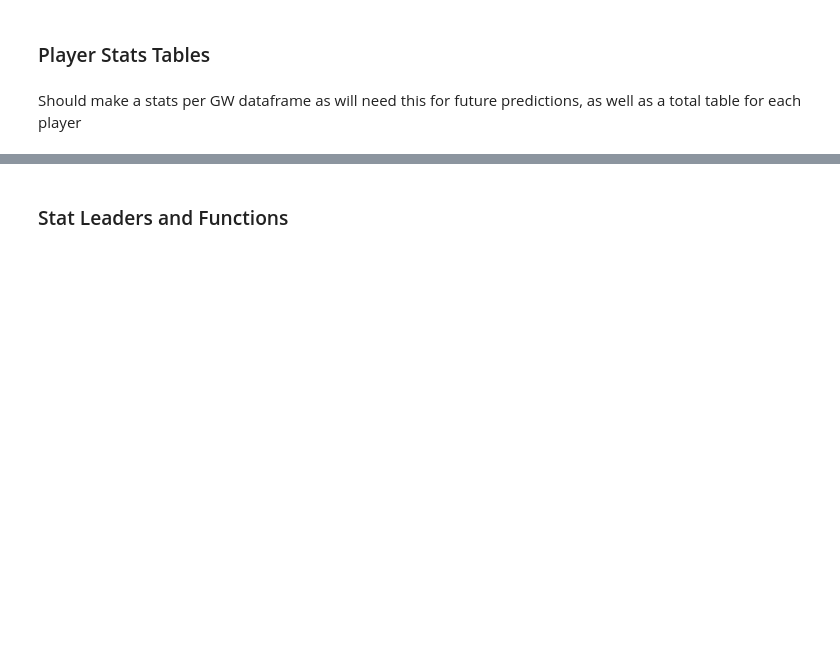
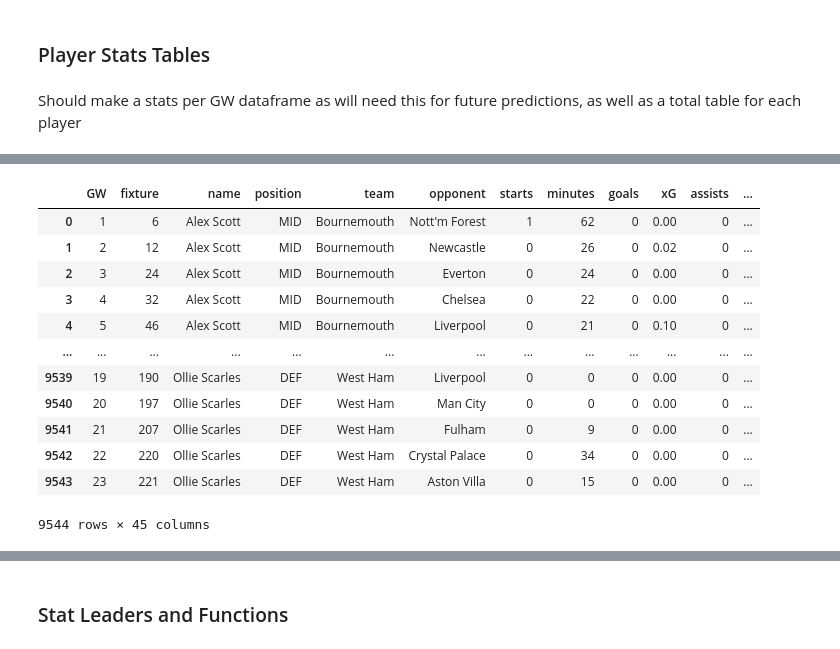
Before and after one commit to mattfurey1/fpl_points_predictor, a Jupyter notebook: project.ipynb, the cells around one changed output, grey strips where cells are left out. Saved outputs shown, nothing was run; the diff lists cells and outputs as text; code cells hidden in the pictures; blank space fills up the shorter version.

```diff
--- a/project.ipynb
+++ b/project.ipynb
@@ -415,0 +552,3 @@ Therefore, these columns should be droppped and total points should be predicted
+# %%
+# need to use per game stats for teams because not all teams have played equal number of games
+pg_team_stats = team_total_stats[['team', 'goals_pg', 'xG_pg', 'GC_pg', 'xGC_pg', 'CS_pg', 'games_won_pg']].copy()
@@ -415,0 +573,17 @@ Therefore, these columns should be droppped and total points should be predicted
+# %%
+gw_team_joined = pd.merge(gw_player_joined, pg_team_stats, how='left', left_on='team', right_on='team', suffixes=(None, '_team'))
+gw_team_joined
+# %% [output]
+|  | GW | fixture | name | position | team | opponent | starts | minutes | goals | xG | assists | ... |
+| 0 | 1 | 6 | Alex Scott | MID | Bournemouth | Nott'm Forest | 1 | 62 | 0 | 0.00 | 0 | ... |
+| 1 | 2 | 12 | Alex Scott | MID | Bournemouth | Newcastle | 0 | 26 | 0 | 0.02 | 0 | ... |
+| 2 | 3 | 24 | Alex Scott | MID | Bournemouth | Everton | 0 | 24 | 0 | 0.00 | 0 | ... |
+| 3 | 4 | 32 | Alex Scott | MID | Bournemouth | Chelsea | 0 | 22 | 0 | 0.00 | 0 | ... |
+| 4 | 5 | 46 | Alex Scott | MID | Bournemouth | Liverpool | 0 | 21 | 0 | 0.10 | 0 | ... |
+| ... | ... | ... | ... | ... | ... | ... | ... | ... | ... | ... | ... | ... |
+| 9539 | 19 | 190 | Ollie Scarles | DEF | West Ham | Liverpool | 0 | 0 | 0 | 0.00 | 0 | ... |
+| 9540 | 20 | 197 | Ollie Scarles | DEF | West Ham | Man City | 0 | 0 | 0 | 0.00 | 0 | ... |
+| 9541 | 21 | 207 | Ollie Scarles | DEF | West Ham | Fulham | 0 | 9 | 0 | 0.00 | 0 | ... |
+| 9542 | 22 | 220 | Ollie Scarles | DEF | West Ham | Crystal Palace | 0 | 34 | 0 | 0.00 | 0 | ... |
+| 9543 | 23 | 221 | Ollie Scarles | DEF | West Ham | Aston Villa | 0 | 15 | 0 | 0.00 | 0 | ... |
+9544 rows × 45 columns
```
Also changed, not shown: parts of 44 cells of this notebook.
